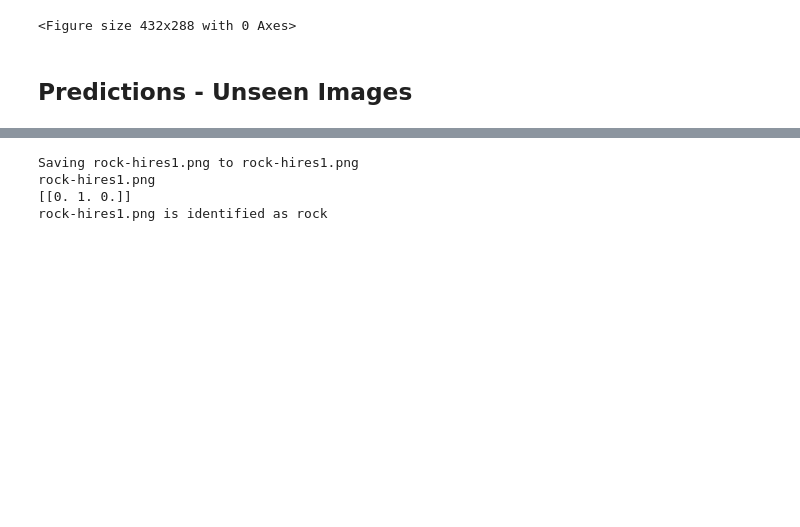
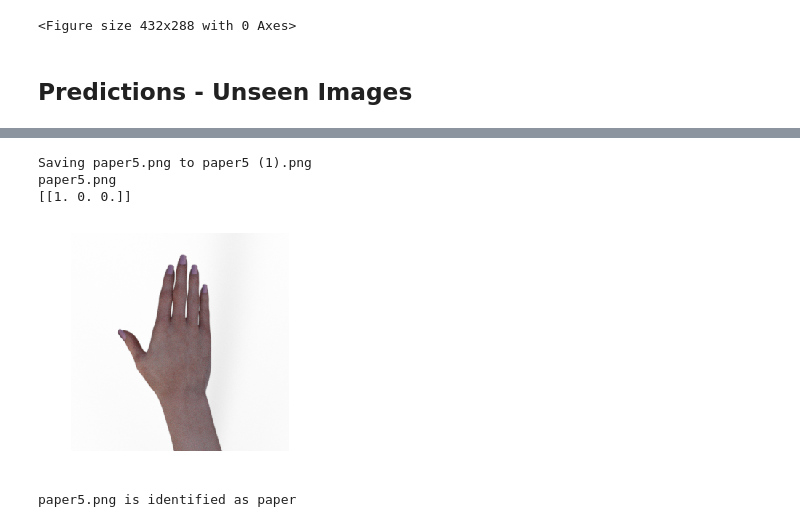
Before and after one commit to plaban1981/DEEP-LEARNING-, a Jupyter notebook: Multiclass_Classification_using_Keras.ipynb, the cells around one changed output, grey strips where cells are left out. Saved outputs shown, nothing was run; the diff lists cells and outputs as text; code cells hidden in the pictures; blank space fills up the shorter version.

```diff
--- a/Multiclass_Classification_using_Keras.ipynb
+++ b/Multiclass_Classification_using_Keras.ipynb
@@ -269,33 +269,39 @@ plt.show()
 # %%
 import numpy as np
 from google.colab import files
 from keras.preprocessing import image
 
 uploaded = files.upload()
 
 for fn in uploaded.keys():
 
   # predicting images
   path = fn
   img = image.load_img(path, target_size=(150, 150))
   x = image.img_to_array(img)
   x = np.expand_dims(x, axis=0)
 
   images = np.vstack([x])
   classes = model.predict(images, batch_size=10)
   print(fn)
   print(classes)
   result = np.argmax(classes[0])
   #print(result)
+  img = mpimg.imread(path)
+  plt.imshow(img)
+  plt.axis('Off')
+  plt.show()
   if result == 0:
     print(path + " is identified as paper")
   elif result == 1:
+
     print(path + " is identified as rock")
   else:
     print(path + " is identified as scissor")
 # %% [output]
 [interactive output not drawn]
-Saving rock-hires1.png to rock-hires1.png
-rock-hires1.png
-[[0. 1. 0.]]
-rock-hires1.png is identified as rock
+Saving paper5.png to paper5 (1).png
+paper5.png
+[[1. 0. 0.]]
+[figure, added]
+paper5.png is identified as paper
```
